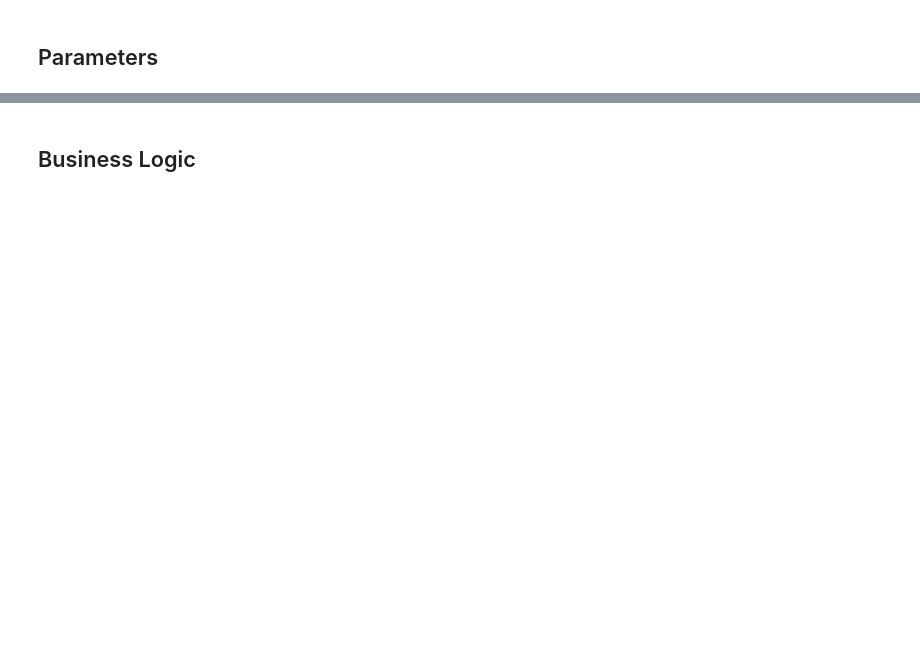
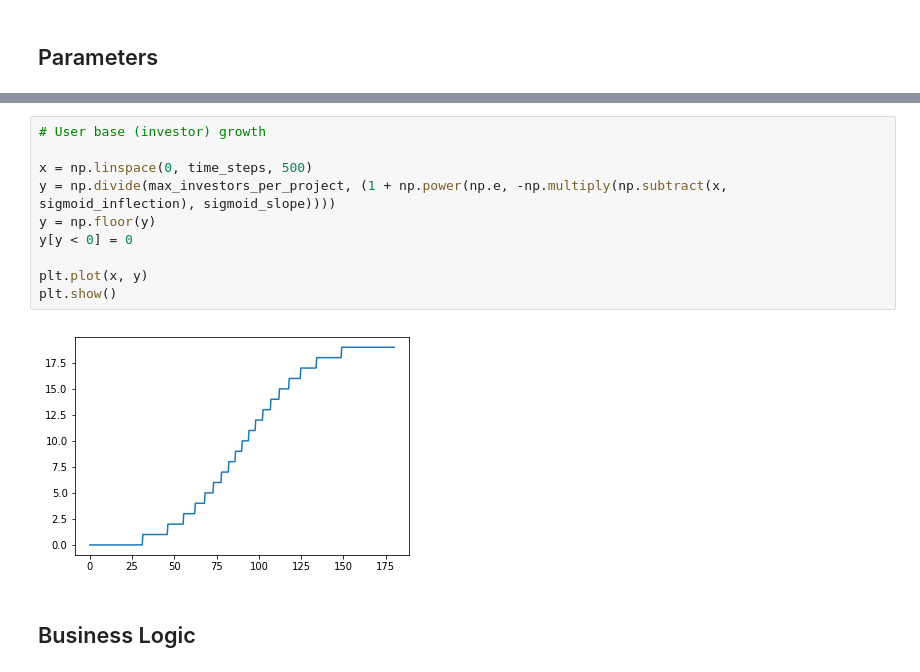
Before and after one commit to BenSchZA/system-modelling-scratchpad, a Jupyter notebook: jupyter-lab-environment/workspace/molecule-alpha.ipynb, the cells around one changed output, grey strips where cells are left out. Drawn from its saved outputs; the diff is of its cells as text; blank space fills up the shorter version.

```diff
--- a/jupyter-lab-environment/workspace/molecule-alpha.ipynb
+++ b/jupyter-lab-environment/workspace/molecule-alpha.ipynb
@@ -111,3 +139,15 @@ time_steps
+# %%
+# User base (investor) growth
+
+x = np.linspace(0, time_steps, 500)
+y = np.divide(max_investors_per_project, (1 + np.power(np.e, -np.multiply(np.subtract(x, sigmoid_inflection), sigmoid_slope))))
+y = np.floor(y)
+y[y < 0] = 0
+
+plt.plot(x, y)
+plt.show()
+# %% [output]
+[figure, added]
 # %% [markdown]
 ## Business Logic
 # %%
```
Also changed, not shown: parts of 29 cells of this notebook, 1 other file.
